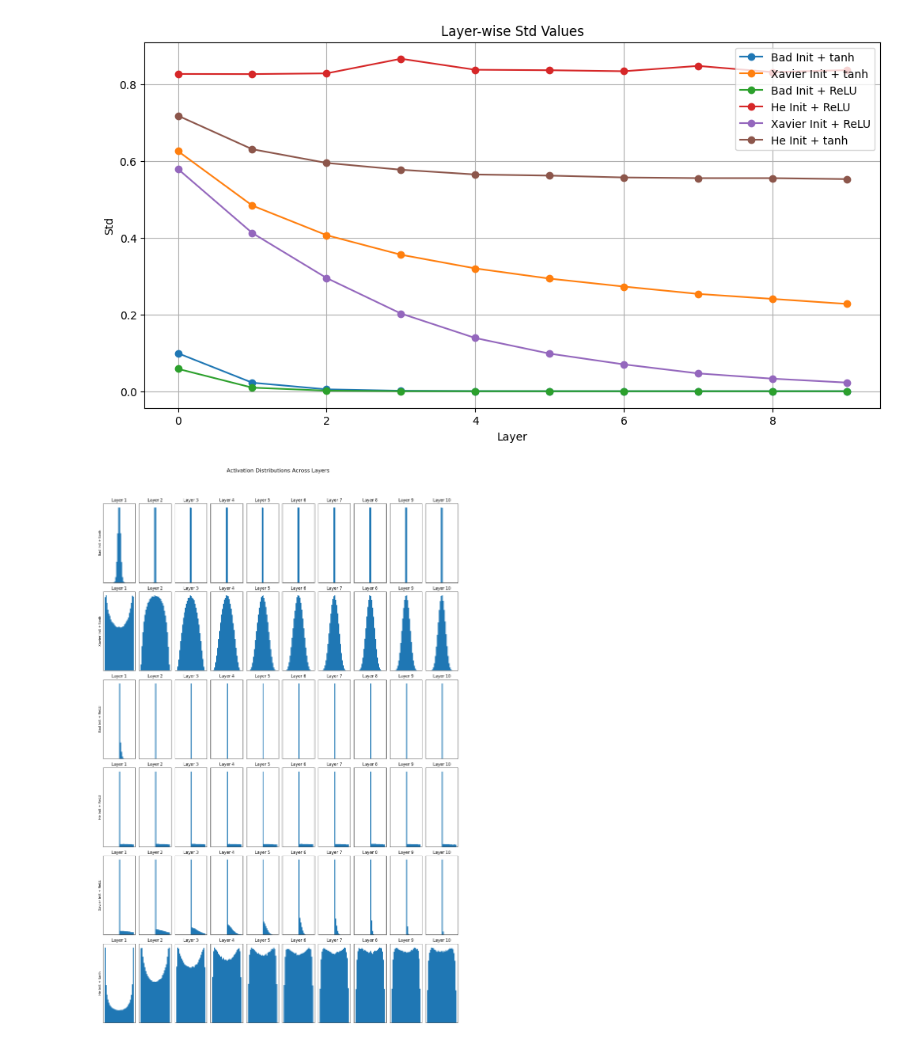
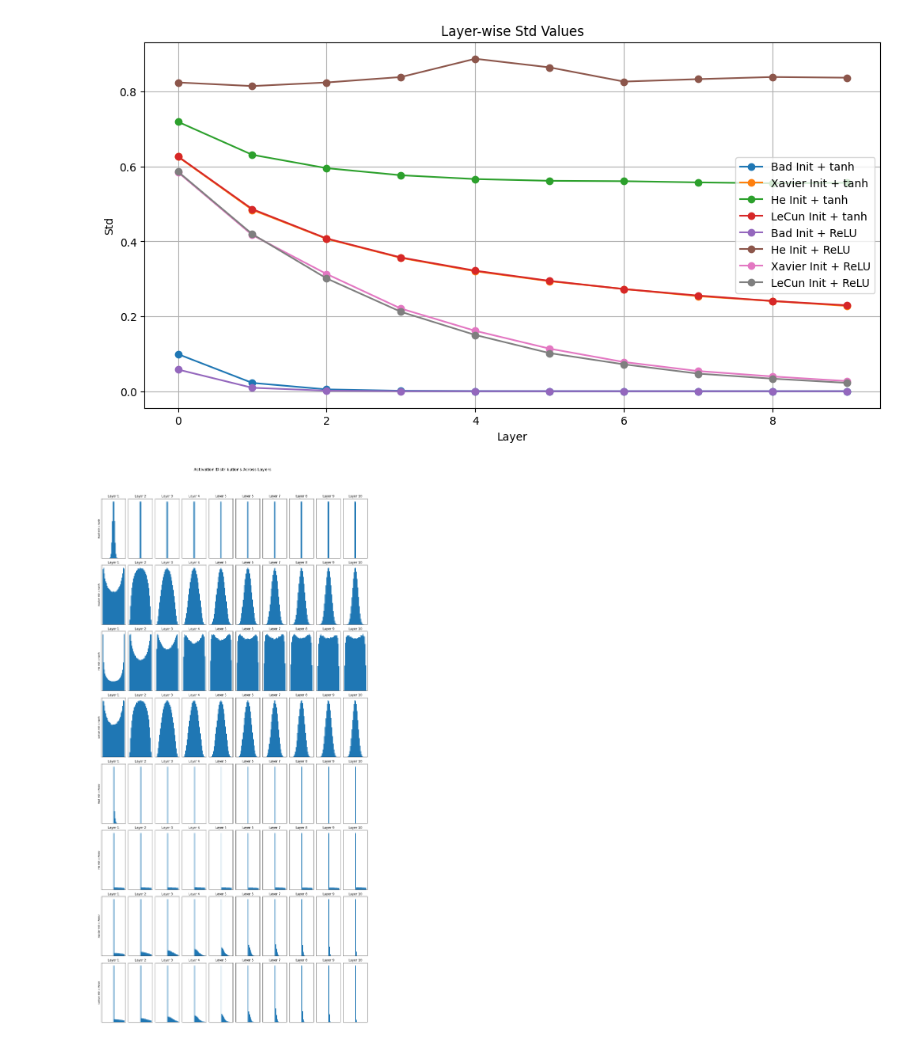
Before and after one commit to Berkaybbayramoglu/Initialization-Method-Experiment-with-Neural-Net, a Jupyter notebook: Initialization Methods/Init Methods and Activation Func.ipynb, the cells around one changed output. Cells and saved outputs as stored; diff of their text form; code cells hidden in the pictures.

```diff
--- a/Initialization Methods/Init Methods and Activation Func.ipynb
+++ b/Initialization Methods/Init Methods and Activation Func.ipynb
@@ -12,16 +12,19 @@ def relu(x): return np.maximum(0, x)  # ReLU activation function
 def tanh(x): return np.tanh(x)  # Tanh activation function
 def xavier_init(fan_in, fan_out): return np.random.randn(fan_in, fan_out) * np.sqrt(1. / fan_in)  # Xavier initialization
 def he_init(fan_in, fan_out): return np.random.randn(fan_in, fan_out) * np.sqrt(2. / fan_in)  # He initialization
+def lecun_init(fan_in, fan_out): return np.random.randn(fan_in, fan_out) * np.sqrt(1. / fan_in) # LeCun initialization
 def bad_init(fan_in, fan_out): return np.random.randn(fan_in, fan_out) * 0.01  # Poor initialization with a small value
 
 # Experiment settings with activation functions and initialization methods
 experiments = [
     {'name': 'Bad Init + tanh', 'act': tanh, 'init': bad_init},
     {'name': 'Xavier Init + tanh', 'act': tanh, 'init': xavier_init},
+    {'name': 'He Init + tanh', 'act': tanh, 'init': he_init},
+    {'name': 'LeCun Init + tanh', 'act': tanh, 'init': lecun_init}, # Added LeCun + tanh
     {'name': 'Bad Init + ReLU', 'act': relu, 'init': bad_init},
     {'name': 'He Init + ReLU', 'act': relu, 'init': he_init},
     {'name': 'Xavier Init + ReLU', 'act': relu, 'init': xavier_init},
-    {'name': 'He Init + tanh', 'act': tanh, 'init': he_init},
+    {'name': 'LeCun Init + ReLU', 'act': relu, 'init': lecun_init}, # Added LeCun + ReLU
 ]
 
 # Running all experiments
@@ -78,8 +81,8 @@ plt.show()
 # 2. Histograms (Side-by-side for each experiment)
 num_experiments = len(experiments)
 plt.figure(figsize=(15, 4 * num_experiments))
+plt.suptitle('Activation Distributions Across Layers', fontsize=16)
 for idx, r in enumerate(results):
-    plt.suptitle('Activation Distributions Across Layers', fontsize=16)
     for i, H in r['Hs'].items():
         plt.subplot(num_experiments, len(r['Hs']), idx * len(r['Hs']) + i + 1)
         plt.hist(H.ravel(), bins=30, range=(-1, 1))  # Plot histogram of activations for each layer
@@ -95,2 +98,2 @@ plt.show()
-[figure, old version]
+[figure, new version]
-[figure, old version]
+[figure, new version]
```
Also changed, not shown: parts of 1 cell of this notebook.
